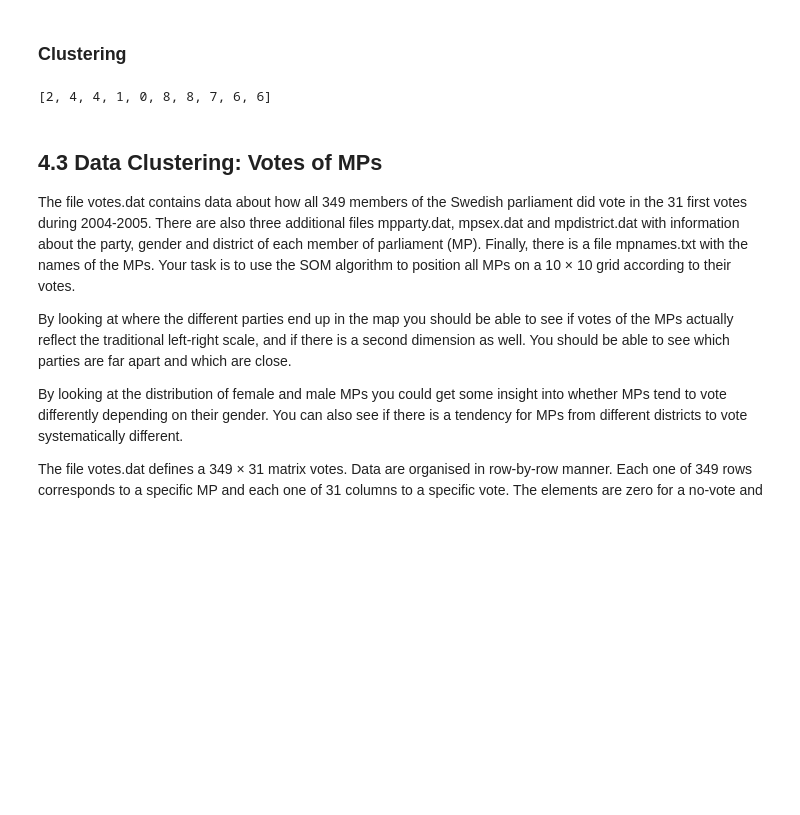
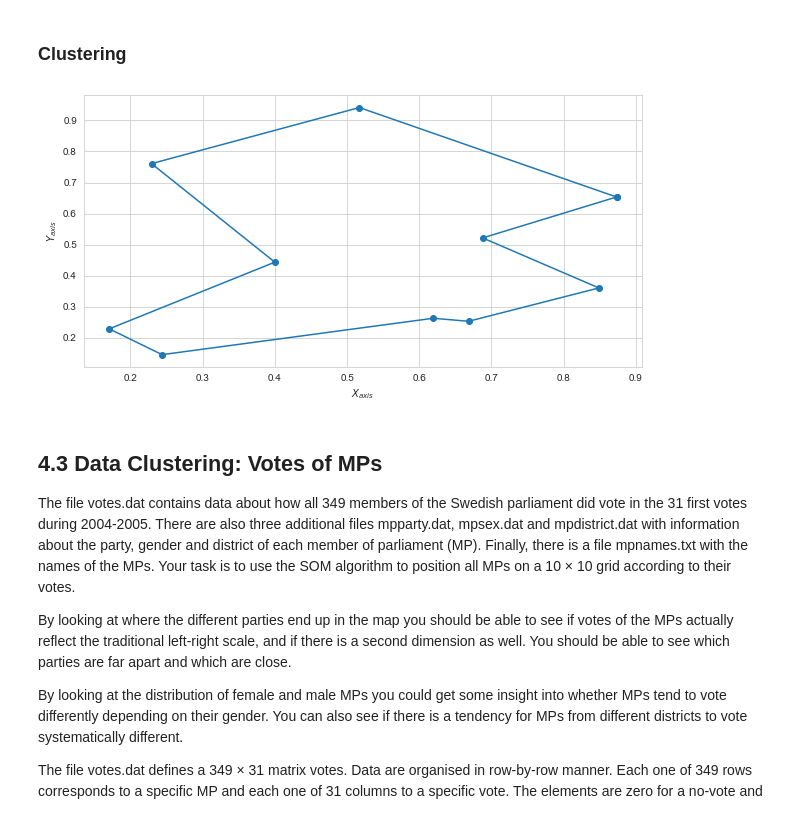
Before and after one commit to Alexdruso/DD2437-ANNDA-Colasanti-Sanvito-Stuart, a Jupyter notebook: lab2/assignment_2.ipynb, the cells around one changed output. Saved outputs shown, nothing was run; the diff lists cells and outputs as text; code cells hidden in the pictures; blank space fills up the shorter version.

```diff
--- a/lab2/assignment_2.ipynb
+++ b/lab2/assignment_2.ipynb
@@ -8,9 +8,12 @@ import pandas as pd
 from io import StringIO
 
 from src.SOM_algorithm import SOM
+import matplotlib.pyplot as plt
 import seaborn as sns
 
 img_path = 'img_2/'
+
+sns.set_style("whitegrid")
 # %% [markdown]
 ## 4.1 Topological Ordering of Animal Species
 
@@ -103,11 +106,20 @@ X = np.array([float(x.replace(";", "")) for x in X.flatten()]).reshape((10, 2))
 # %%
 som = SOM(learning_rate=0.2, n_nodes=10, neighborhood_size=2, grid_shape=None, cyclic=True, max_iterations=20)
 som.fit(X)
-order = som.transform(X)
+order = som.transform(X, X)
-# %%
-order
-# %% [output]
-[2, 4, 4, 1, 0, 8, 8, 7, 6, 6]
+# %%
+order = np.vstack([order, order[0]])
+# %%
+plt.figure(figsize=(10, 5))
+plt.scatter(order[:, 0].flatten(), order[:, 1].flatten())
+plt.plot(order[:, 0].flatten(), order[:, 1].flatten())
+
+plt.xlabel("$X_{axis}$")
+plt.ylabel("$Y_{axis}$")
+
+plt.show()
+# %% [output]
+[figure, added]
 # %% [markdown]
 ## 4.3 Data Clustering: Votes of MPs
 
```
Also changed, not shown: parts of 7 cells of this notebook, 1 other file.
